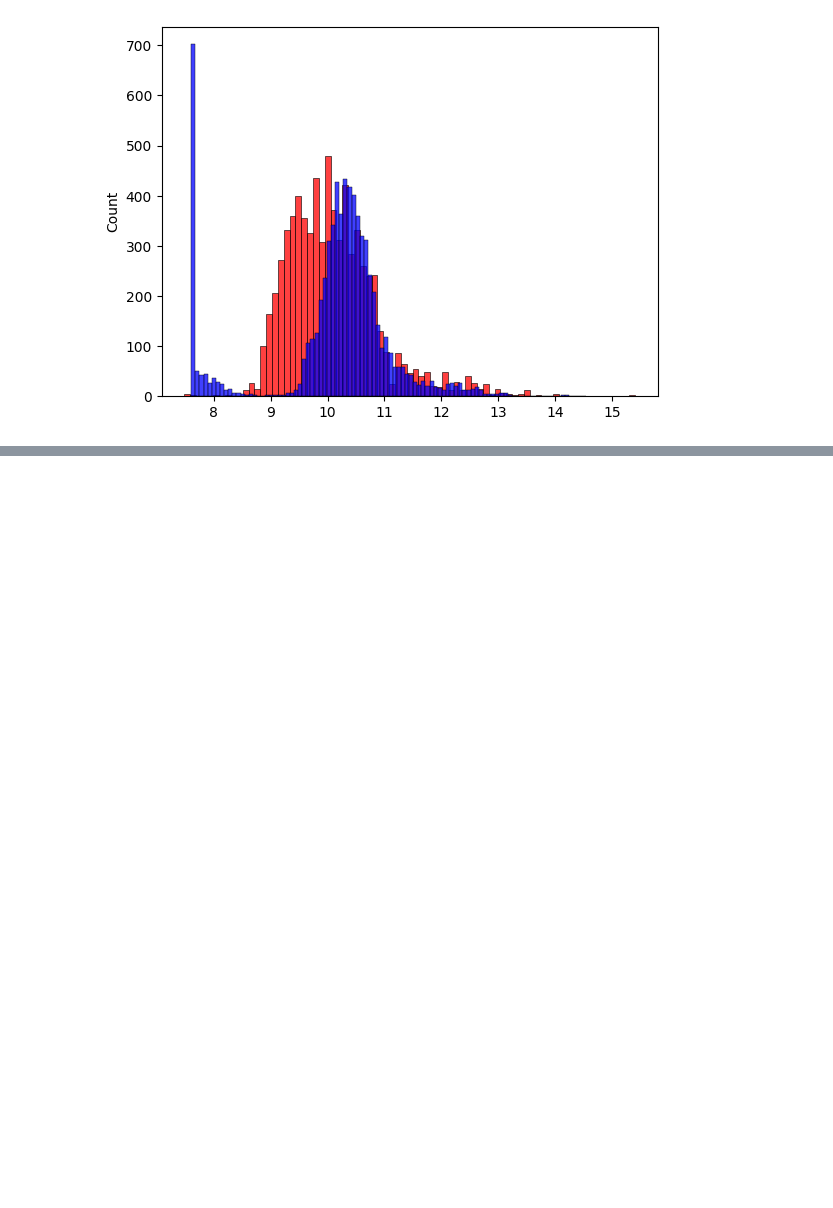
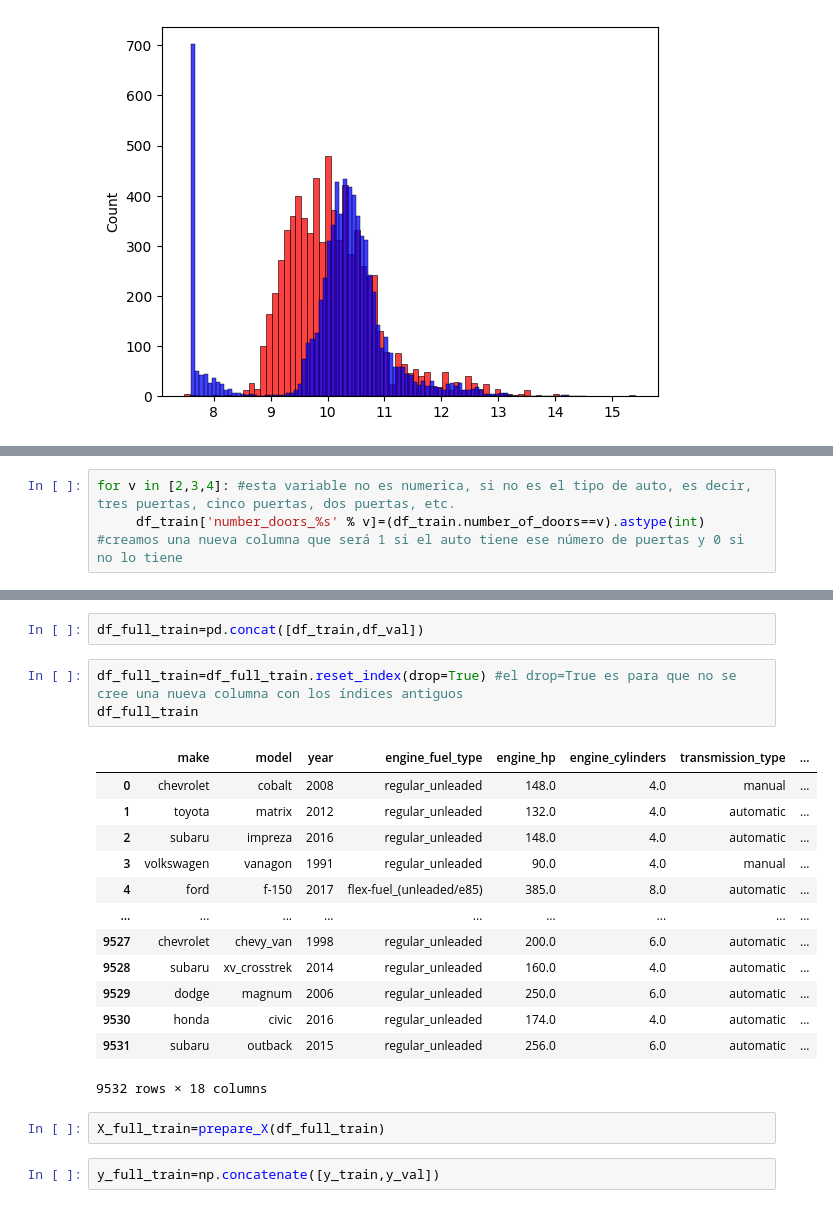
Before and after one commit to rfhfmnn/ml-zoomcamp, a Jupyter notebook: 1_regression/0_cars.ipynb, the cells around one changed output, grey strips where cells are left out. Cells and saved outputs as stored; diff of their text form; blank space fills up the shorter version.

```diff
--- a/1_regression/cars.ipynb
+++ b/1_regression/0_cars.ipynb
@@ -433,0 +524,3 @@ sns.histplot(y_train,color='blue') #target
+# %%
+for v in [2,3,4]: #esta variable no es numerica, si no es el tipo de auto, es decir, tres puertas, cinco puertas, dos puertas, etc.
+     df_train['number_doors_%s' % v]=(df_train.number_of_doors==v).astype(int) #creamos una nueva columna que será 1 si el auto tiene ese número de puertas y 0 si no lo tiene
@@ -433,0 +792,23 @@ sns.histplot(y_train,color='blue') #target
+# %%
+df_full_train=pd.concat([df_train,df_val])
+# %%
+df_full_train=df_full_train.reset_index(drop=True) #el drop=True es para que no se cree una nueva columna con los índices antiguos
+df_full_train
+# %% [output]
+|  | make | model | year | engine_fuel_type | engine_hp | engine_cylinders | transmission_type | ... |
+| 0 | chevrolet | cobalt | 2008 | regular_unleaded | 148.0 | 4.0 | manual | ... |
+| 1 | toyota | matrix | 2012 | regular_unleaded | 132.0 | 4.0 | automatic | ... |
+| 2 | subaru | impreza | 2016 | regular_unleaded | 148.0 | 4.0 | automatic | ... |
+| 3 | volkswagen | vanagon | 1991 | regular_unleaded | 90.0 | 4.0 | manual | ... |
+| 4 | ford | f-150 | 2017 | flex-fuel_(unleaded/e85) | 385.0 | 8.0 | automatic | ... |
+| ... | ... | ... | ... | ... | ... | ... | ... | ... |
+| 9527 | chevrolet | chevy_van | 1998 | regular_unleaded | 200.0 | 6.0 | automatic | ... |
+| 9528 | subaru | xv_crosstrek | 2014 | regular_unleaded | 160.0 | 4.0 | automatic | ... |
+| 9529 | dodge | magnum | 2006 | regular_unleaded | 250.0 | 6.0 | automatic | ... |
+| 9530 | honda | civic | 2016 | regular_unleaded | 174.0 | 4.0 | automatic | ... |
+| 9531 | subaru | outback | 2015 | regular_unleaded | 256.0 | 6.0 | automatic | ... |
+9532 rows × 18 columns
+# %%
+X_full_train=prepare_X(df_full_train)
+# %%
+y_full_train=np.concatenate([y_train,y_val])
```
Also changed, not shown: parts of 50 cells of this notebook, 2 other files.
